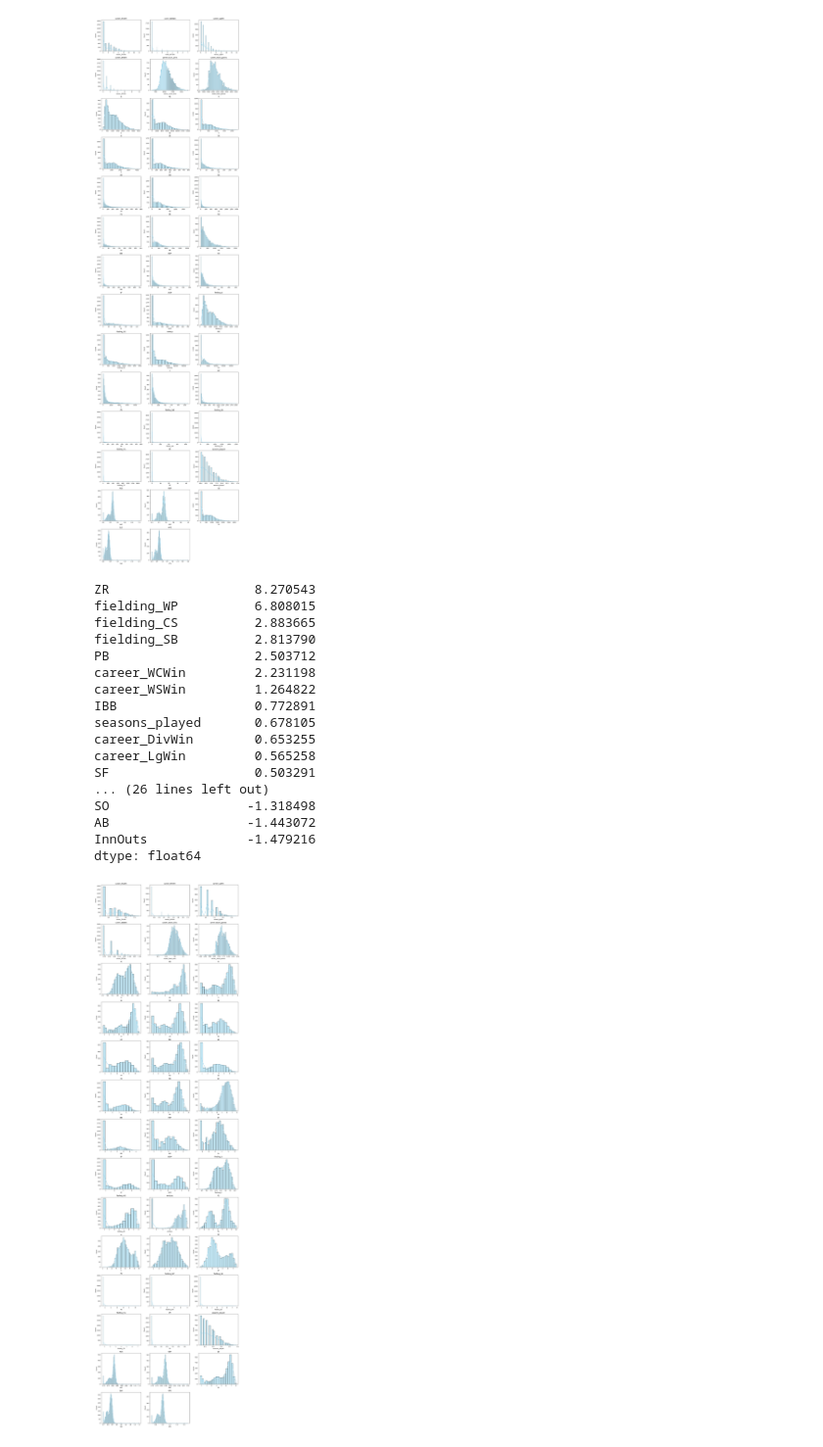
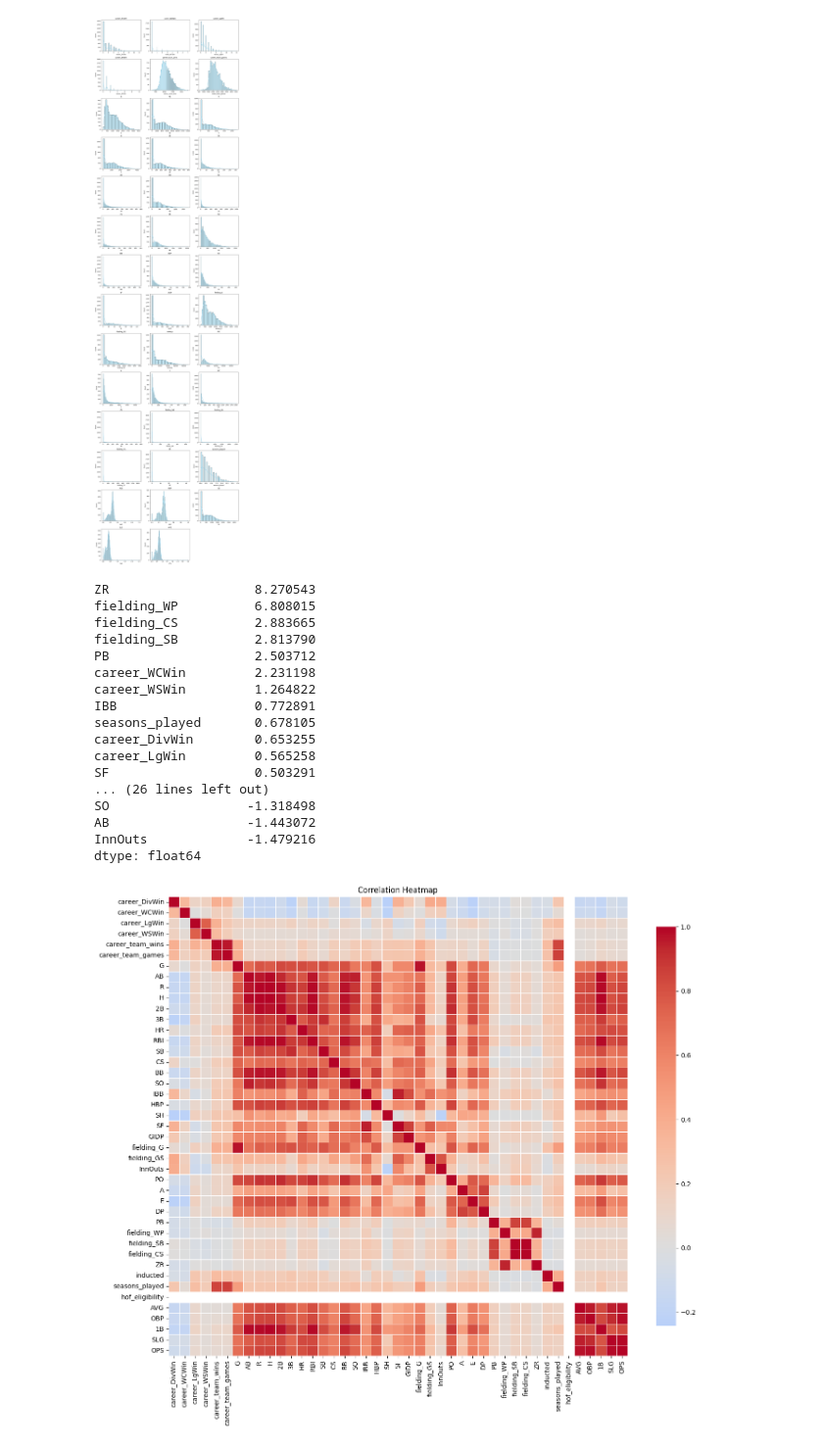
Before and after one commit to INFO-523-SU25/final-project-cortopassi-harville-pelley, a Jupyter notebook: notebooks/hall_of_fame.ipynb, the cells around one changed output. Shown at 98% size. Cells and saved outputs as stored; diff of their text form; code cells hidden in the pictures.

Commit message:
Added heatmap

```diff
--- a/notebooks/hall_of_fame.ipynb
+++ b/notebooks/hall_of_fame.ipynb
@@ -578,32 +578,36 @@ def log_transform(df, cols, add_constant=2):
             df_transformed[col] = np.log(df_transformed[col] + add_constant)
         else:
             print(f"Skipping {col} because of negative values after adding constant.")
     return df_transformed
 
 # Assume continuous_cols holds your continuous numeric columns (non-binary)
 batting_hof_elig_transformed = log_transform(batting_hof_elig_df, continuous_cols)
 
 # Check skewness after transform
 skewness_after = batting_hof_elig_transformed[continuous_cols].skew().sort_values(ascending=False)
 print(skewness_after)
 
-plot_continuous_histograms(batting_hof_elig_transformed, continuous_cols)
+plt.figure(figsize=(16, 14))
+sns.heatmap(batting_hof_elig_transformed.select_dtypes(include=[np.number]).corr(), cmap='coolwarm', center=0, square=True, linewidths=0.5, cbar_kws={"shrink": 0.8})
+
+plt.title("Correlation Heatmap")
+plt.show()
 # %% [output]
 ZR                   8.270543
 fielding_WP          6.808015
 fielding_CS          2.883665
 fielding_SB          2.813790
 PB                   2.503712
 career_WCWin         2.231198
 career_WSWin         1.264822
 IBB                  0.772891
 seasons_played       0.678105
 career_DivWin        0.653255
 career_LgWin         0.565258
 SF                   0.503291
 ... (26 lines left out)
 SO                  -1.318498
 AB                  -1.443072
 InnOuts             -1.479216
 dtype: float64
-[figure, old version]
+[figure, new version]
```
